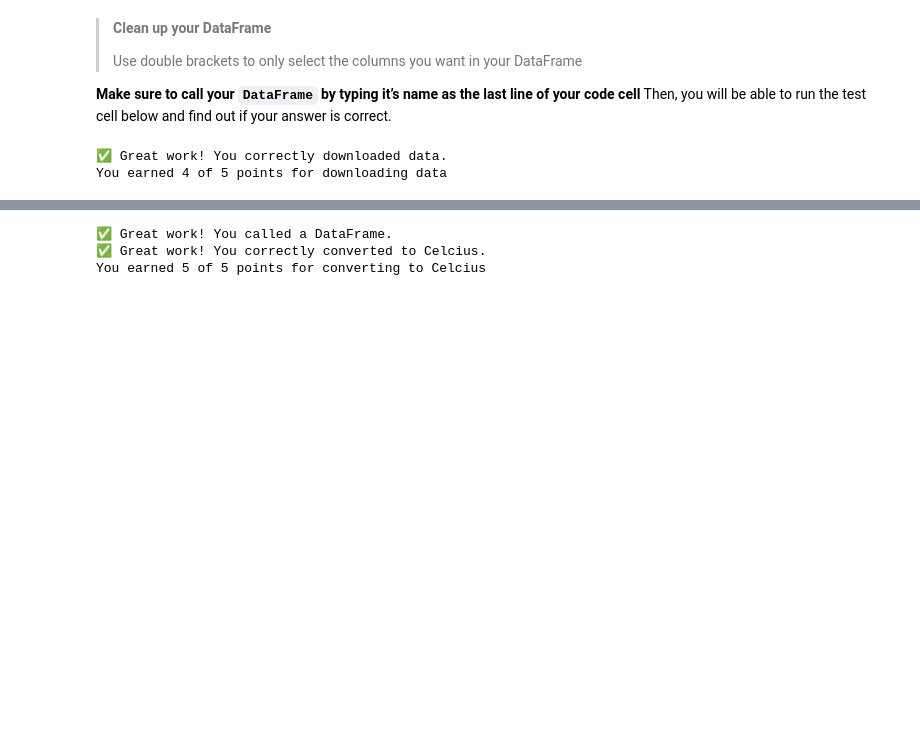
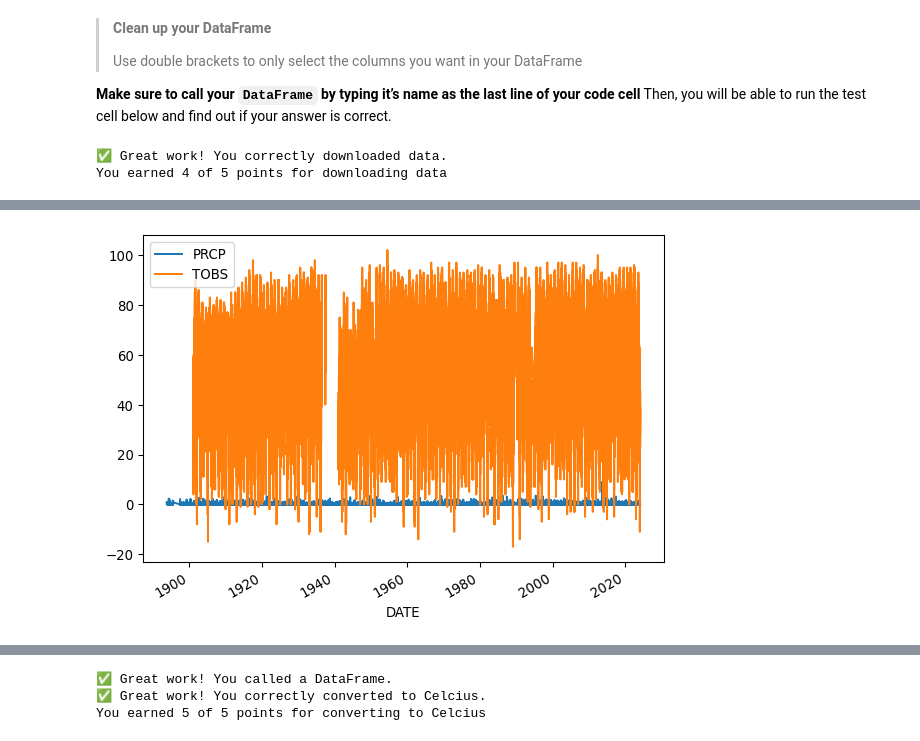
Before and after one commit to cu-esiil-edu/esiil-learning-portal, a Jupyter notebook: shortcourse/notebooks/01b-get-started-api/Get Started with Open Reproducible Science!.ipynb, the cells around one changed output, grey strips where cells are left out. Cells and saved outputs as stored; diff of their text form; code cells hidden in the pictures; blank space fills up the shorter version.

```diff
--- a/shortcourse/notebooks/01b-get-started-api/Get Started with Open Reproducible Science!.ipynb
+++ b/shortcourse/notebooks/01b-get-started-api/Get Started with Open Reproducible Science!.ipynb
@@ -437,0 +415,4 @@ You earned 4 of 5 points for downloading data
+# %%
+boulder_df.plot()
+# %% [output]
+[figure, added]
```
Also changed, not shown: parts of 39 cells of this notebook, 14 other files.
